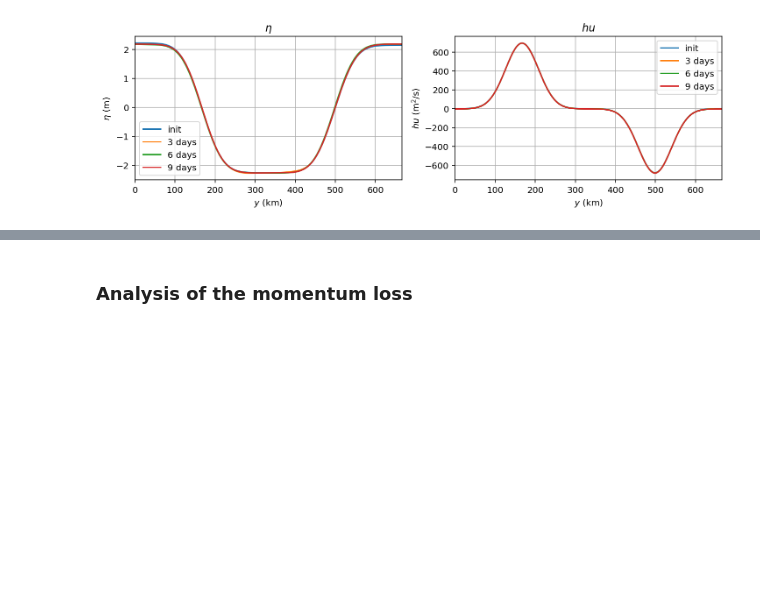
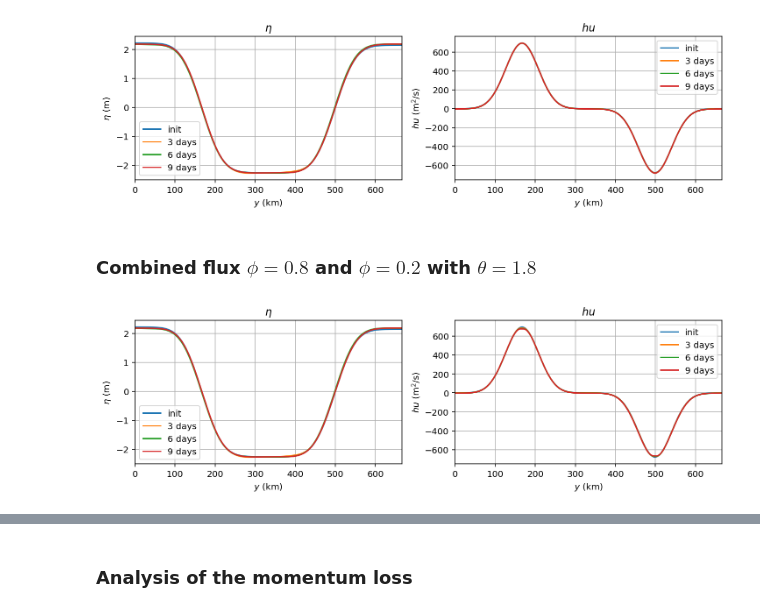
Before and after one commit to sintefmath/havvarsel-flux-investigations, a Jupyter notebook: DoubleJet.ipynb, the cells around one changed output, grey strips where cells are left out. Saved outputs shown, nothing was run; the diff lists cells and outputs as text; code cells hidden in the pictures; blank space fills up the shorter version.

```diff
--- a/DoubleJet.ipynb
+++ b/DoubleJet.ipynb
@@ -386,3 +389,10 @@ su_sim2 = CDKLM16.CDKLM16(**steadyStateCase_args, **steadyStateCase_init, flux_b
 run_doublejet(su_sim2)
 # %% [output]
 [figure]
+# %% [markdown]
+### Combined flux $\phi=0.8$ and $\phi = 0.2$ with $\theta= 1.8$
+# %%
+flux08_sim18 = CDKLM16.CDKLM16(**steadyStateCase_args, **steadyStateCase_init, flux_balancer=0.8, theta=1.8)
+run_doublejet(flux08_sim18)
+# %% [output]
+[figure, added]
```
Also changed, not shown: parts of 5 cells of this notebook, 2 other files.
